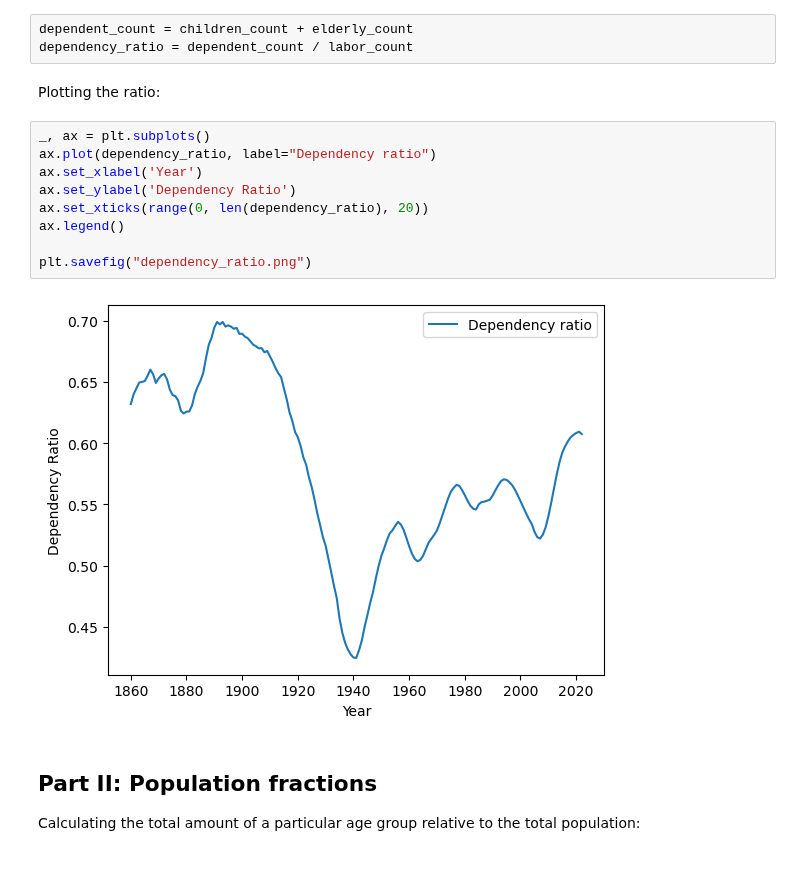
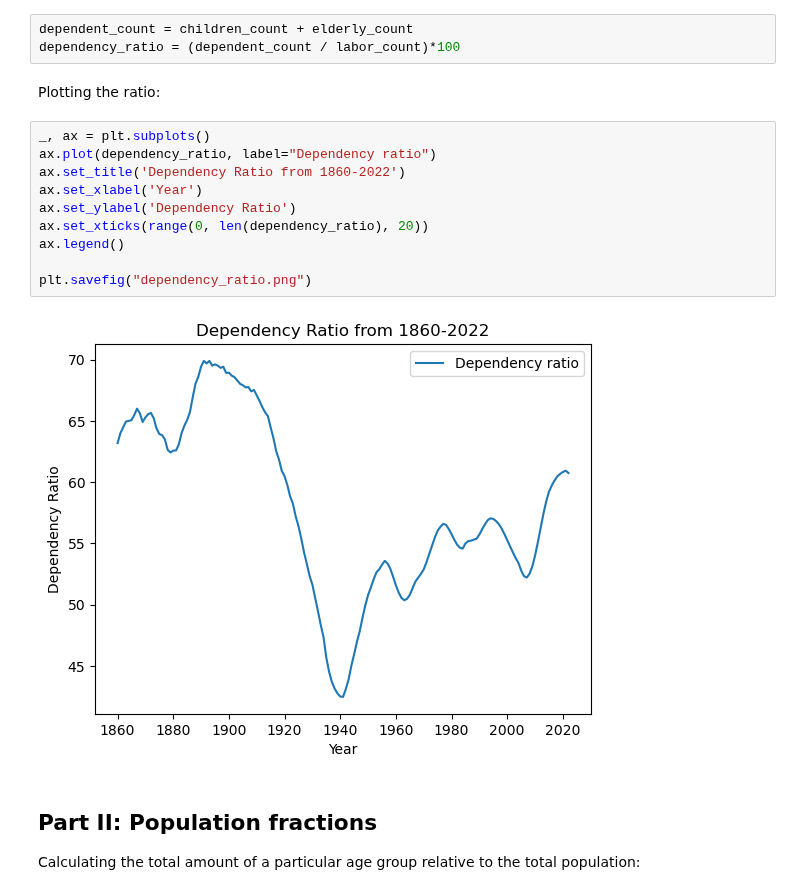
Before and after one commit to GiacomoGuidotto/DAT565, a Jupyter notebook: assignment-1/assignment-1.ipynb, the cells around one changed output. Drawn from its saved outputs; the diff is of its cells as text; blank space fills up the shorter version.

Commit message:
chore: add titles to figures

```diff
--- a/assignment-1/assignment-1.ipynb
+++ b/assignment-1/assignment-1.ipynb
@@ -50,19 +50,20 @@ $$\frac{\text{children\_count} + \text{elderly\_count}}{\text{labor\_count}}$$
 # %%
 dependent_count = children_count + elderly_count
-dependency_ratio = dependent_count / labor_count
+dependency_ratio = (dependent_count / labor_count)*100
 # %% [markdown]
 Plotting the ratio:
 # %%
 _, ax = plt.subplots()
 ax.plot(dependency_ratio, label="Dependency ratio")
+ax.set_title('Dependency Ratio from 1860-2022')
 ax.set_xlabel('Year')
 ax.set_ylabel('Dependency Ratio')
 ax.set_xticks(range(0, len(dependency_ratio), 20))
 ax.legend()
 
 plt.savefig("dependency_ratio.png")
 # %% [output]
-[figure, old version]
+[figure, new version]
 # %% [markdown]
 ## Part II: Population fractions
 
```
Also changed, not shown: parts of 2 cells of this notebook, 2 other files.
